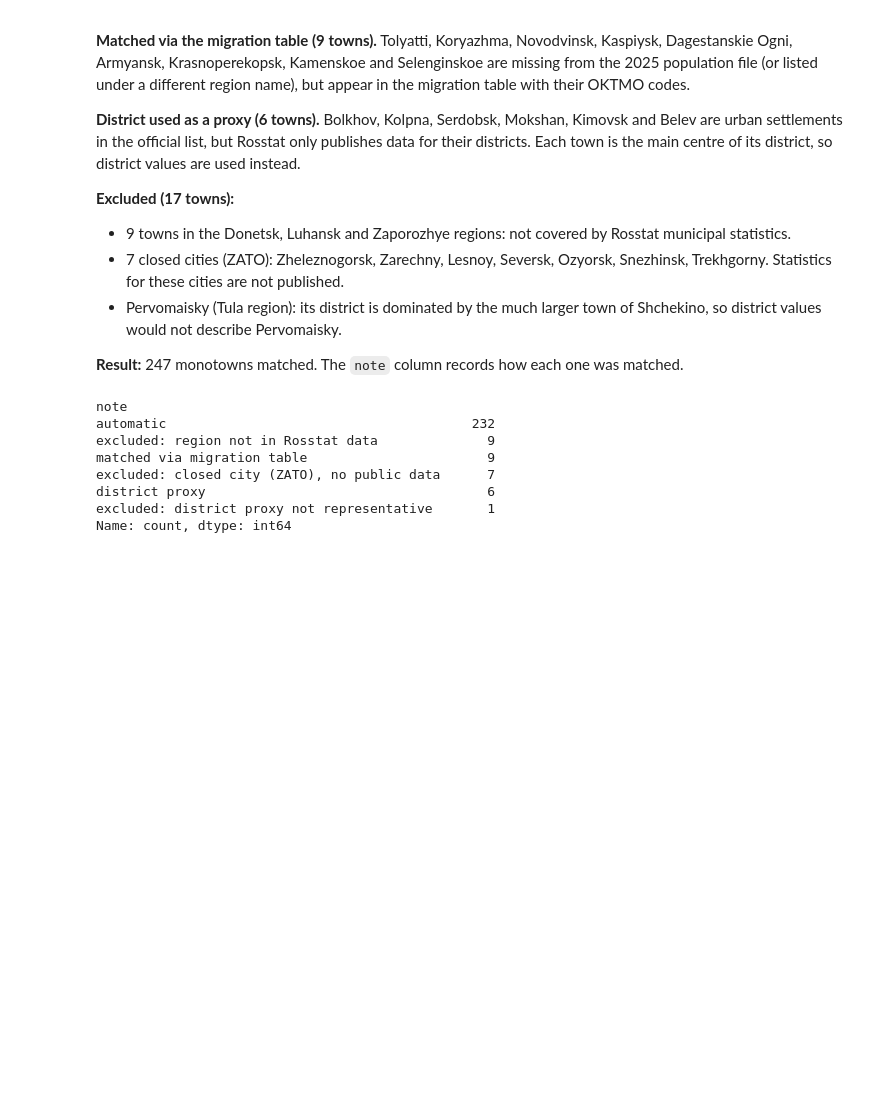
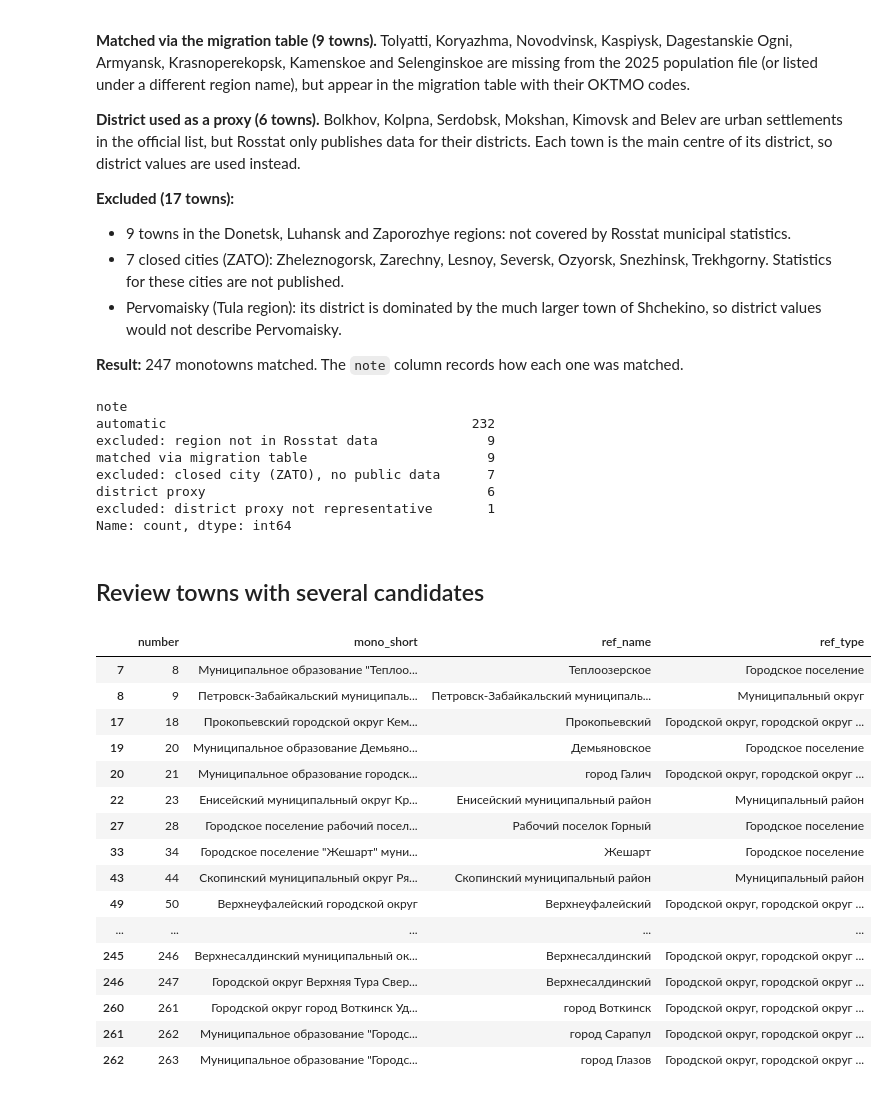
Before and after one commit to evelina-kalugina/-russian-monotowns-typology, a Jupyter notebook: notebooks/02_match_oktmo.ipynb, the cells around one changed output. Saved outputs shown, nothing was run; the diff lists cells and outputs as text; code cells hidden in the pictures; blank space fills up the shorter version.

```diff
--- a/notebooks/02_match_oktmo.ipynb
+++ b/notebooks/02_match_oktmo.ipynb
@@ -281,3 +281,28 @@ excluded: closed city (ZATO), no public data      7
 district proxy                                    6
 excluded: district proxy not representative       1
 Name: count, dtype: int64
+# %% [markdown]
+## Review towns with several candidates
+# %%
+pd.set_option("display.max_rows", 100)
+review = match[(match["n_candidates"] > 1) & (match["note"] == "automatic")]
+review = review.assign(mono_short=review["mono_name"].str[:60])
+review[["number", "mono_short", "ref_name", "ref_type"]]
+# %% [output]
+|  | number | mono_short | ref_name | ref_type |
+| 7 | 8 | Муниципальное образование "Теплоо... | Теплоозерское | Городское поселение |
+| 8 | 9 | Петровск-Забайкальский муниципаль... | Петровск-Забайкальский муниципаль... | Муниципальный округ |
+| 17 | 18 | Прокопьевский городской округ Кем... | Прокопьевский | Городской округ, городской округ ... |
+| 19 | 20 | Муниципальное образование Демьяно... | Демьяновское | Городское поселение |
+| 20 | 21 | Муниципальное образование городск... | город Галич | Городской округ, городской округ ... |
+| 22 | 23 | Енисейский муниципальный округ Кр... | Енисейский муниципальный район | Муниципальный район |
+| 27 | 28 | Городское поселение рабочий посел... | Рабочий поселок Горный | Городское поселение |
+| 33 | 34 | Городское поселение "Жешарт" муни... | Жешарт | Городское поселение |
+| 43 | 44 | Скопинский муниципальный округ Ря... | Скопинский муниципальный район | Муниципальный район |
+| 49 | 50 | Верхнеуфалейский городской округ | Верхнеуфалейский | Городской округ, городской округ ... |
+| ... | ... | ... | ... | ... |
+| 245 | 246 | Верхнесалдинский муниципальный ок... | Верхнесалдинский | Городской округ, городской округ ... |
+| 246 | 247 | Городской округ Верхняя Тура Свер... | Верхнесалдинский | Городской округ, городской округ ... |
+| 260 | 261 | Городской округ город Воткинск Уд... | город Воткинск | Городской округ, городской округ ... |
+| 261 | 262 | Муниципальное образование "Городс... | город Сарапул | Городской округ, городской округ ... |
+| 262 | 263 | Муниципальное образование "Городс... | город Глазов | Городской округ, городской округ ... |
```
Also changed, not shown: parts of 3 cells of this notebook, 1 other file.
